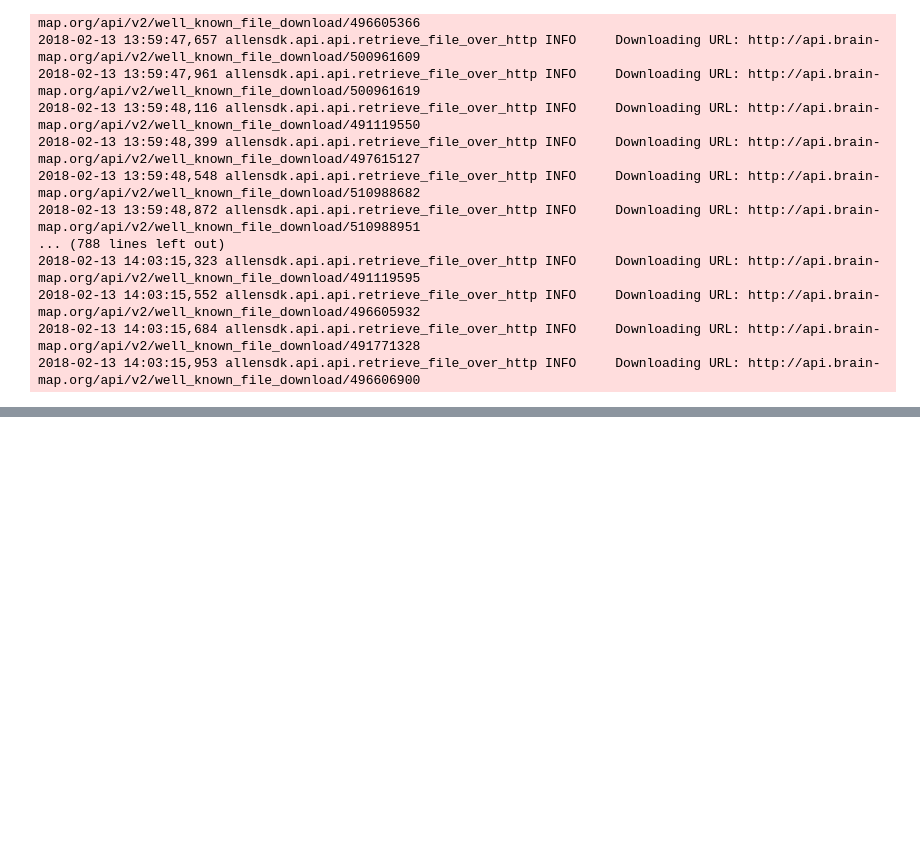
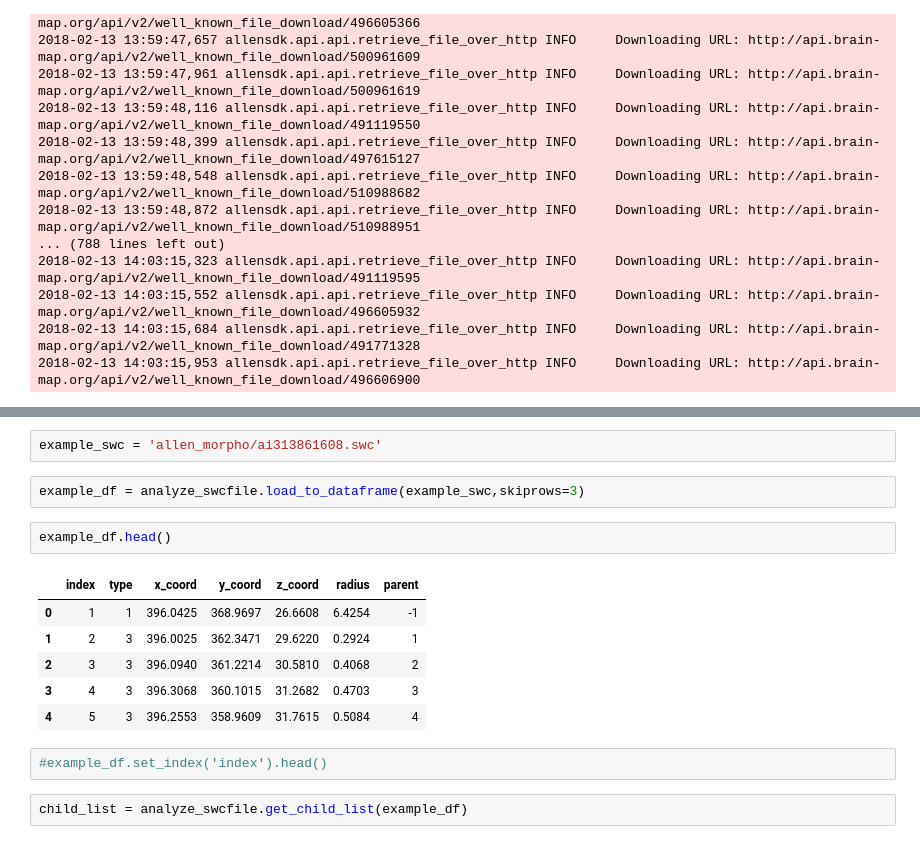
Before and after one commit to q0j0p/aibs, a Jupyter notebook: Load Allen Institute Data.ipynb, the cells around one changed output, grey strips where cells are left out. Cells and saved outputs as stored; diff of their text form; blank space fills up the shorter version.

```diff
--- a/Load Allen Institute Data.ipynb
+++ b/Load Allen Institute Data.ipynb
@@ -176,0 +88,17 @@ coll.find_one()
+# %%
+example_swc = 'allen_morpho/ai313861608.swc'
+# %%
+example_df = analyze_swcfile.load_to_dataframe(example_swc,skiprows=3)
+# %%
+example_df.head()
+# %% [output]
+|  | index | type | x_coord | y_coord | z_coord | radius | parent |
+| 0 | 1 | 1 | 396.0425 | 368.9697 | 26.6608 | 6.4254 | -1 |
+| 1 | 2 | 3 | 396.0025 | 362.3471 | 29.6220 | 0.2924 | 1 |
+| 2 | 3 | 3 | 396.0940 | 361.2214 | 30.5810 | 0.4068 | 2 |
+| 3 | 4 | 3 | 396.3068 | 360.1015 | 31.2682 | 0.4703 | 3 |
+| 4 | 5 | 3 | 396.2553 | 358.9609 | 31.7615 | 0.5084 | 4 |
+# %%
+#example_df.set_index('index').head()
+# %%
+child_list = analyze_swcfile.get_child_list(example_df)
```
Also changed, not shown: parts of 27 cells of this notebook.
